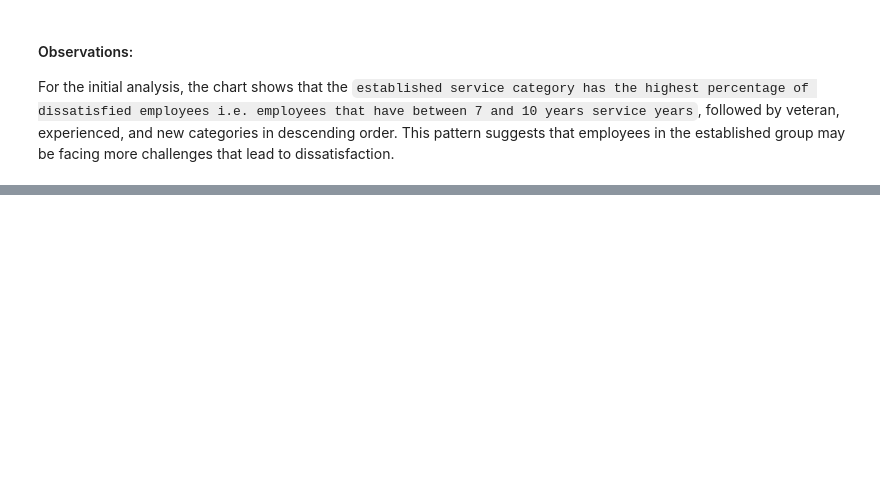
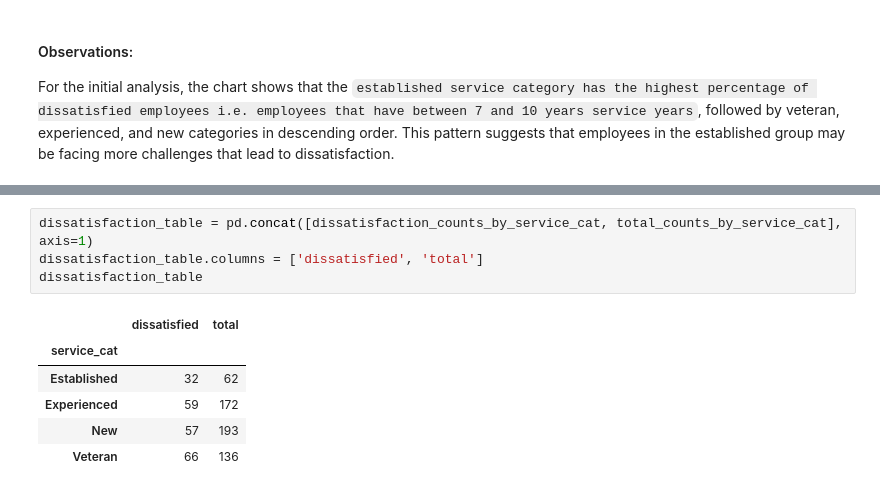
Before and after one commit to olusola-belle/employee_exit_surveys, a Jupyter notebook: employee_exit_surveys_project.ipynb, the cells around one changed output, grey strips where cells are left out. Drawn from its saved outputs; the diff is of its cells as text; blank space fills up the shorter version.

```diff
--- a/employee_exit_surveys_project.ipynb
+++ b/employee_exit_surveys_project.ipynb
@@ -842,0 +754,11 @@ plt.show()
+# %%
+dissatisfaction_table = pd.concat([dissatisfaction_counts_by_service_cat, total_counts_by_service_cat], axis=1)
+dissatisfaction_table.columns = ['dissatisfied', 'total']
+dissatisfaction_table
+# %% [output]
+|  | dissatisfied | total |
+| service_cat |  |  |
+| Established | 32 | 62 |
+| Experienced | 59 | 172 |
+| New | 57 | 193 |
+| Veteran | 66 | 136 |
```
Also changed, not shown: parts of 22 cells of this notebook.
